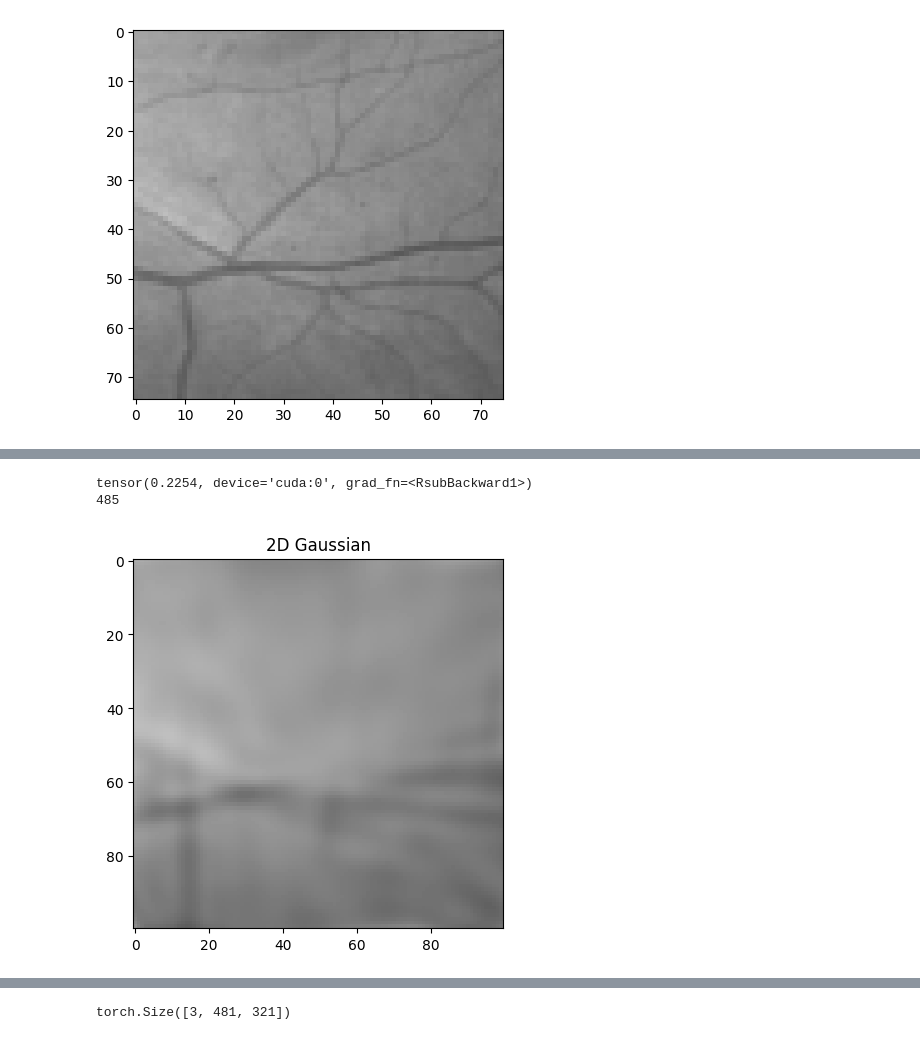
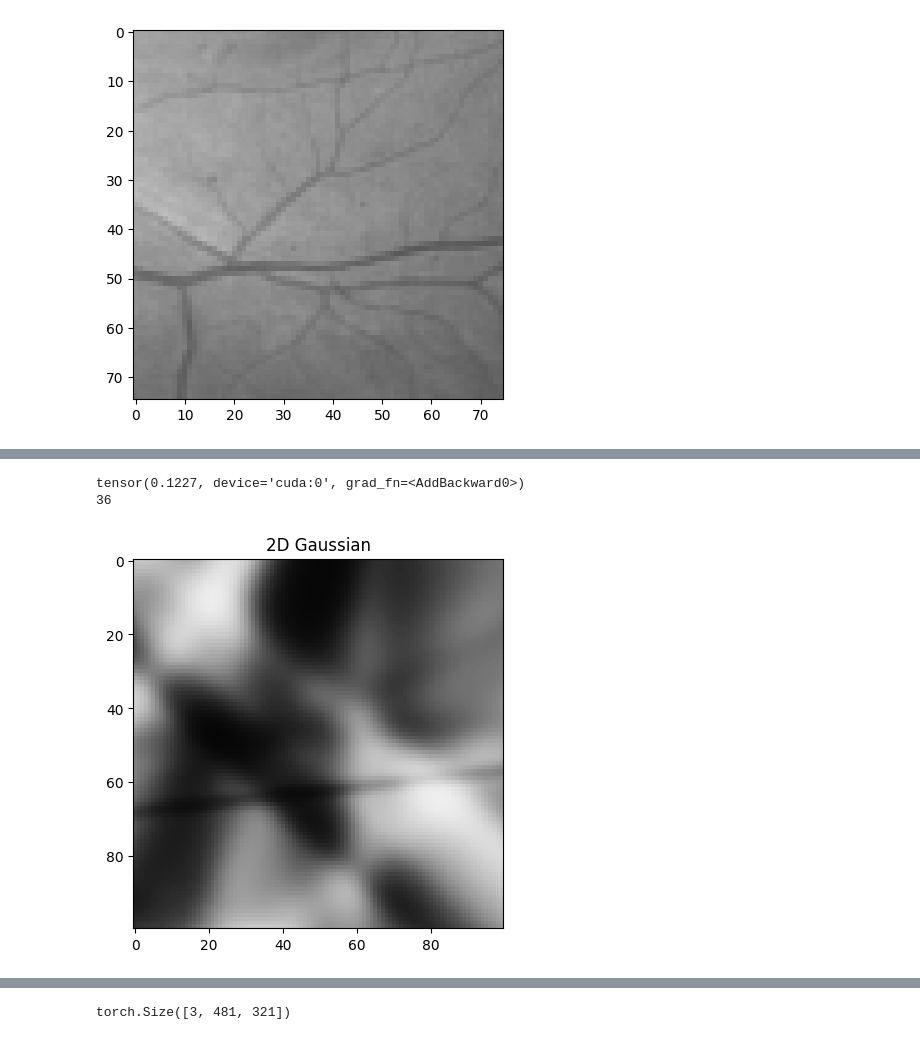
Before and after one commit to SuperVK/sparse-image-repr-bep, a Jupyter notebook: project.ipynb, the cells around one changed output, grey strips where cells are left out. Cells and saved outputs as stored; diff of their text form; code cells hidden in the pictures.

```diff
--- a/project.ipynb
+++ b/project.ipynb
@@ -122,9 +135,15 @@ device = torch.device("cuda:0")
 def train(learning_rate: float, iterations: int, guassians: int, target: torch.Tensor, normalize_only_alpha: bool):
 
     ssim_module = SSIM(data_range=1, size_average=True, channel=1)
-    lambda_ = 0.4
+    lambda_ = 0.7
 
-    w = torch.nn.Parameter(torch.randn(6, guassians, device=device))
+    w_start = torch.randn(6, guassians, device=device)
+
+    w_start[1] -= 3.5
+    w_start[2] -= 3.5
+
+    w = torch.nn.Parameter(w_start)
+
     # w[0] = alpha
     # w[1] = a
     # w[2] = c
@@ -137,6 +156,7 @@ def train(learning_rate: float, iterations: int, guassians: int, target: torch.T
         lr=learning_rate,
         betas=(0.5, 0.9),
     )
+    # scheduler = torch.optim.lr_scheduler.LinearLR(optimizer, start_factor=1.0, end_factor=0.1, total_iters=iterations)
 
     for iteration in range(iterations):
 
@@ -147,15 +167,37 @@ def train(learning_rate: float, iterations: int, guassians: int, target: torch.T
         l1_loss = (target - preds).abs().mean()
         loss = (1 - lambda_) * ssim_loss + lambda_ * l1_loss
 
+        loss.backward()
+        optimizer.step()
+        # scheduler.step()
+        optimizer.zero_grad()
 
-        if (iteration + 1) % (iterations/10) == 0:
+        if iterations > 10 and (iteration + 1) % round(iterations/10) == 0:
             print(f"Iteration {iteration+1}/{iterations}")
             print(f"Loss: {loss.item():0.5f}")
 
+        # if (iteration + 1) % round(iterations/2) == 0:
+        #     to_be_removed = w[0].abs() < 0.05
+        #     print(f"Removing {to_be_removed.sum().item()} guassians")
+        #     w = torch.nn.Parameter(w[:, ~to_be_removed])
 
-        loss.backward()
-        optimizer.step()
-        optimizer.zero_grad()
+        #     to_be_split = (w[1]-w[2]).abs() > 3
+        #     if to_be_split.sum().item() > 0:
+        #         split_guassians = split_guassian(w[:, to_be_split])
+        #         w = w[:, ~to_be_split]
+        #         print(len(w[0]))
+        #         print(w.size())
+        #         print(split_guassians.size())
+        #         w = torch.nn.Parameter(torch.cat([w, split_guassians], dim=1))
+
+        #     optimizer = torch.optim.AdamW(
+        #         [w],
+        #         lr=learning_rate,
+        #         betas=(0.5, 0.9),
+        #     )
+
+
+
 
     preds = f_hat(w, target.size()[0], target.size()[1], normalize_only_alpha)
     ssim_loss = 1 - ssim_module(preds.unsqueeze(0).unsqueeze(0), target.unsqueeze(0).unsqueeze(0))
@@ -378,7 +420,7 @@ img = torchvision.transforms.functional.crop(torchvision.io.decode_image('./data
 print(img.size())
 
 learning_rate = 1e-3
-iterations = 10000
+iterations = 9999
 guassians = 1000
 
 # create a 5x5 with a black stripe in the middle
@@ -413,15 +455,15 @@ tensor(0.1221, device='cuda:0', grad_fn=<RsubBackward1>)
 # %%
 print(loss)
 # find all w where |alpha| < 0.05 and |x1| > 1.5 and |x2| > 1.5
-mask = w[0].abs() > 0.05
+mask = (w[1]-w[2]).abs() > 3
 # print(w[0][mask])
 print(len(w[0][mask]))
 
 plot_image(w[:, mask], 100, False)
 # %% [output]
-tensor(0.2254, device='cuda:0', grad_fn=<RsubBackward1>)
-485
+tensor(0.1227, device='cuda:0', grad_fn=<AddBackward0>)
+36
-[figure, old version]
+[figure, new version]
 # %%
 img = torchvision.transforms.functional.crop(torchvision.io.decode_image('./data/retinal-vessels.jpg'), 0, 0, 230, 230).float()
 
```
Also changed, not shown: parts of 9 cells of this notebook.
